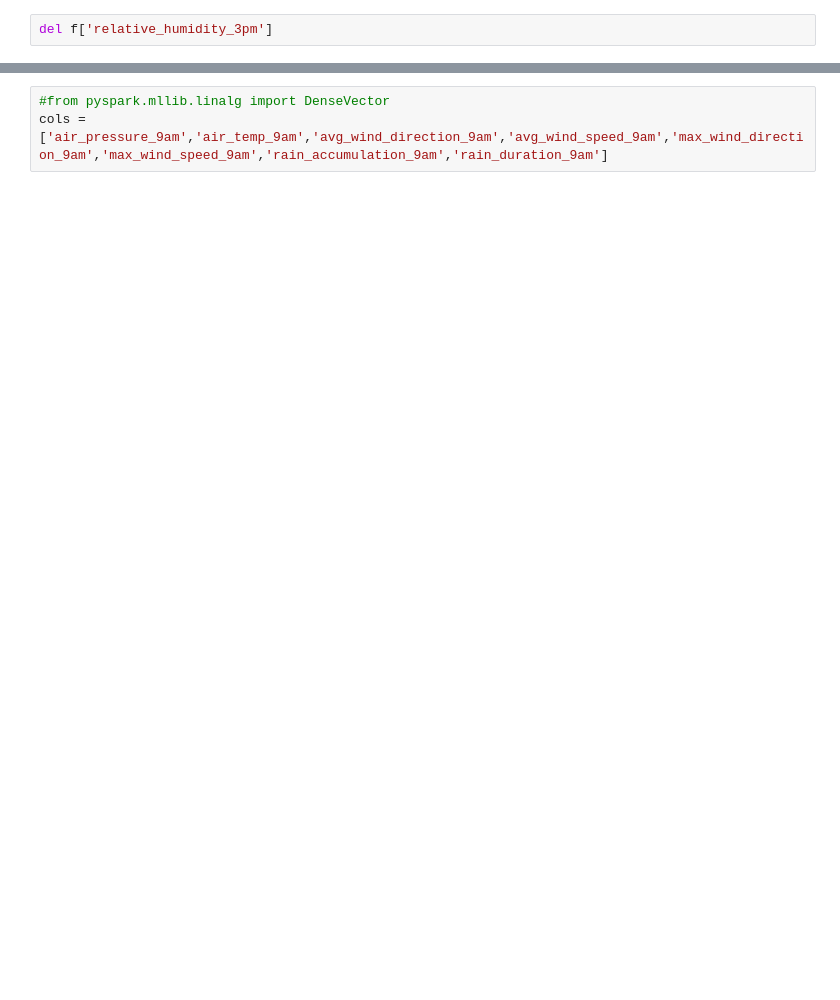
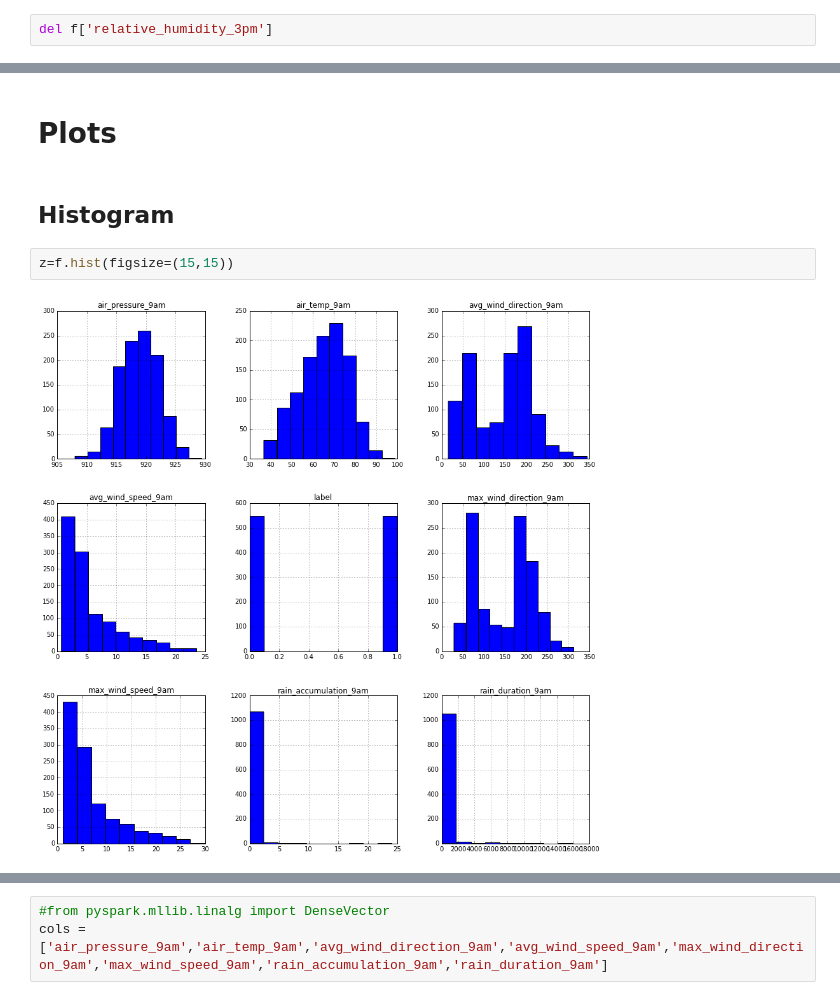
Before and after one commit to words-sdsc/courseraDataSimulation, a Jupyter notebook: course4-ML/Spark ML Classification Hands On (Public).ipynb, the cells around one changed output, grey strips where cells are left out. Cells and saved outputs as stored; diff of their text form; blank space fills up the shorter version.

```diff
--- a/course4-ML/Spark ML Classification Hands On (Public).ipynb
+++ b/course4-ML/Spark ML Classification Hands On (Public).ipynb
@@ -56,0 +73,8 @@ Index([u'air_pressure_9am', u'air_temp_9am', u'avg_wind_direction_9am',
+# %% [markdown]
+# Plots
+# %% [markdown]
+## Histogram
+# %%
+z=f.hist(figsize=(15,15))
+# %% [output]
+[figure, added]
```
Also changed, not shown: parts of 60 cells of this notebook.
